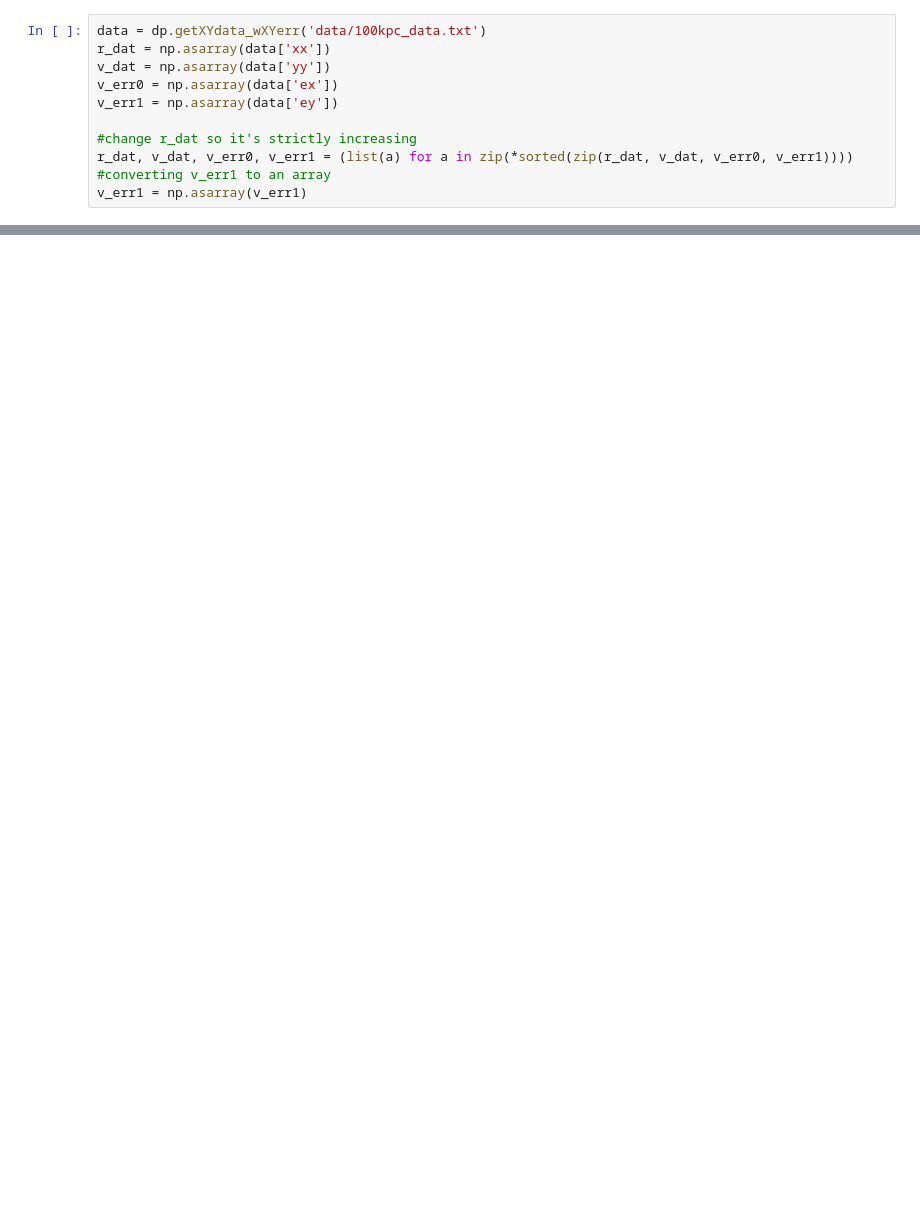
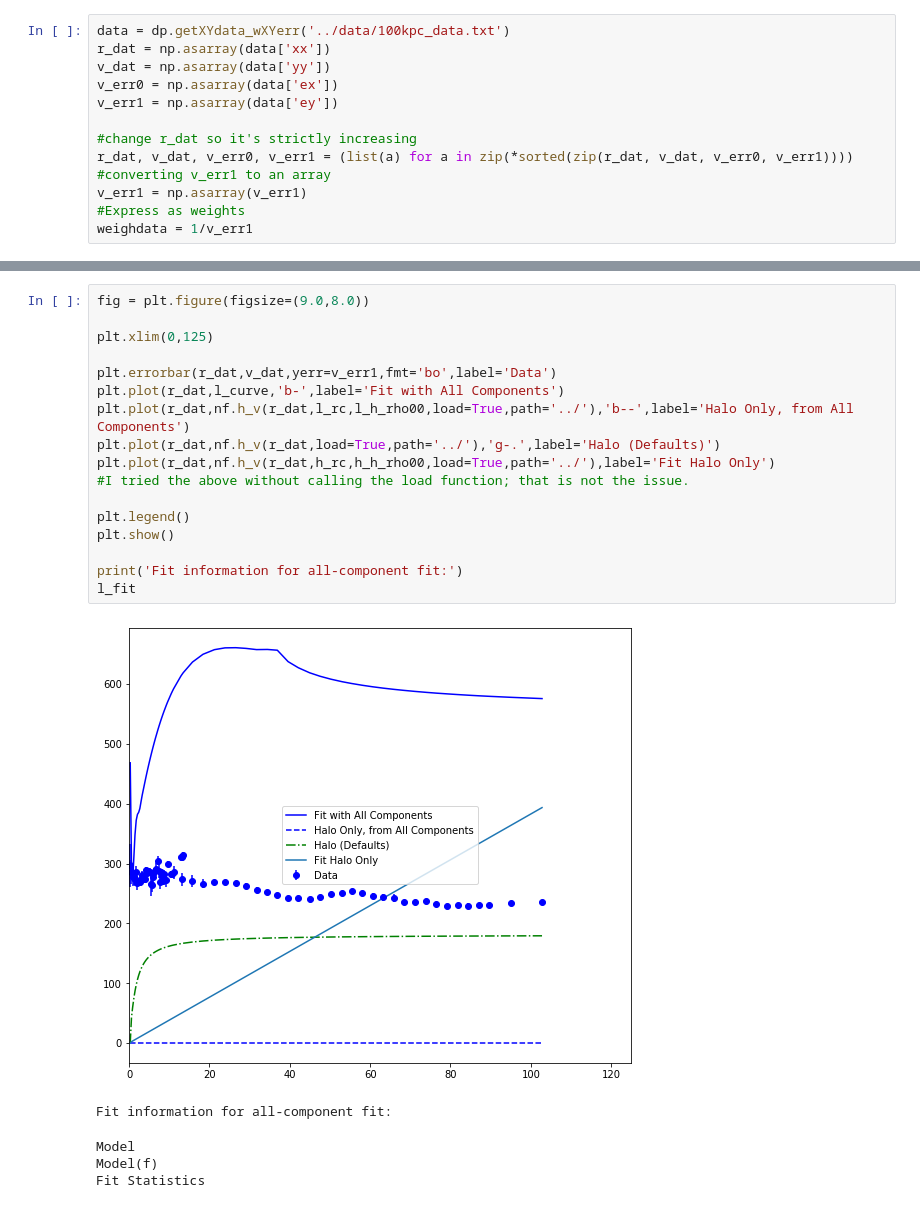
Before and after one commit to villano-lab/grav_project, a Jupyter notebook: fitting/Static_Notebooks/Fitting-Halo.ipynb, the cells around one changed output, grey strips where cells are left out. Drawn from its saved outputs; the diff is of its cells as text; blank space fills up the shorter version.

```diff
--- a/fitting/Static_Notebooks/Fitting-Halo.ipynb
+++ b/fitting/Static_Notebooks/Fitting-Halo.ipynb
@@ -12,5 +14,5 @@ import dataPython as dp
 # %%
-data = dp.getXYdata_wXYerr('data/100kpc_data.txt')
+data = dp.getXYdata_wXYerr('../data/100kpc_data.txt')
 r_dat = np.asarray(data['xx'])
 v_dat = np.asarray(data['yy'])
 v_err0 = np.asarray(data['ex'])
@@ -20,4 +22,6 @@ v_err1 = np.asarray(data['ey'])
 r_dat, v_dat, v_err0, v_err1 = (list(a) for a in zip(*sorted(zip(r_dat, v_dat, v_err0, v_err1))))
 #converting v_err1 to an array
 v_err1 = np.asarray(v_err1)
+#Express as weights
+weighdata = 1/v_err1
 # %%
@@ -52,0 +70,23 @@ l_curve = f(r_dat,l_rc,l_h_rho00)
+# %%
+fig = plt.figure(figsize=(9.0,8.0))
+
+plt.xlim(0,125)
+
+plt.errorbar(r_dat,v_dat,yerr=v_err1,fmt='bo',label='Data')
+plt.plot(r_dat,l_curve,'b-',label='Fit with All Components')
+plt.plot(r_dat,nf.h_v(r_dat,l_rc,l_h_rho00,load=True,path='../'),'b--',label='Halo Only, from All Components')
+plt.plot(r_dat,nf.h_v(r_dat,load=True,path='../'),'g-.',label='Halo (Defaults)')
+plt.plot(r_dat,nf.h_v(r_dat,h_rc,h_h_rho00,load=True,path='../'),label='Fit Halo Only')
+#I tried the above without calling the load function; that is not the issue.
+
+plt.legend()
+plt.show()
+
+print('Fit information for all-component fit:')
+l_fit
+# %% [output]
+[figure, added]
+Fit information for all-component fit:
+Model
+Model(f)
+Fit Statistics
```
Also changed, not shown: parts of 9 cells of this notebook, 10 other files.
